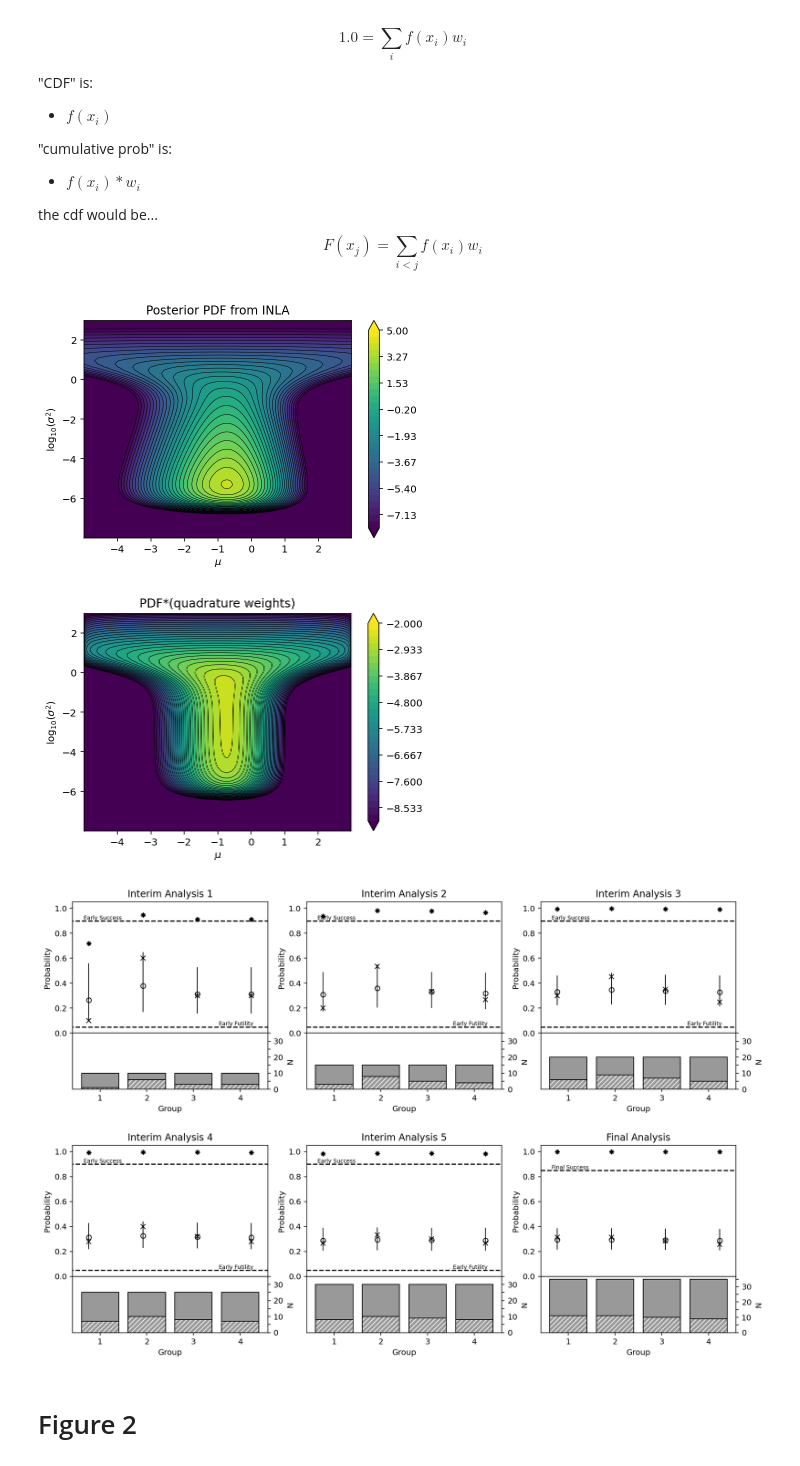
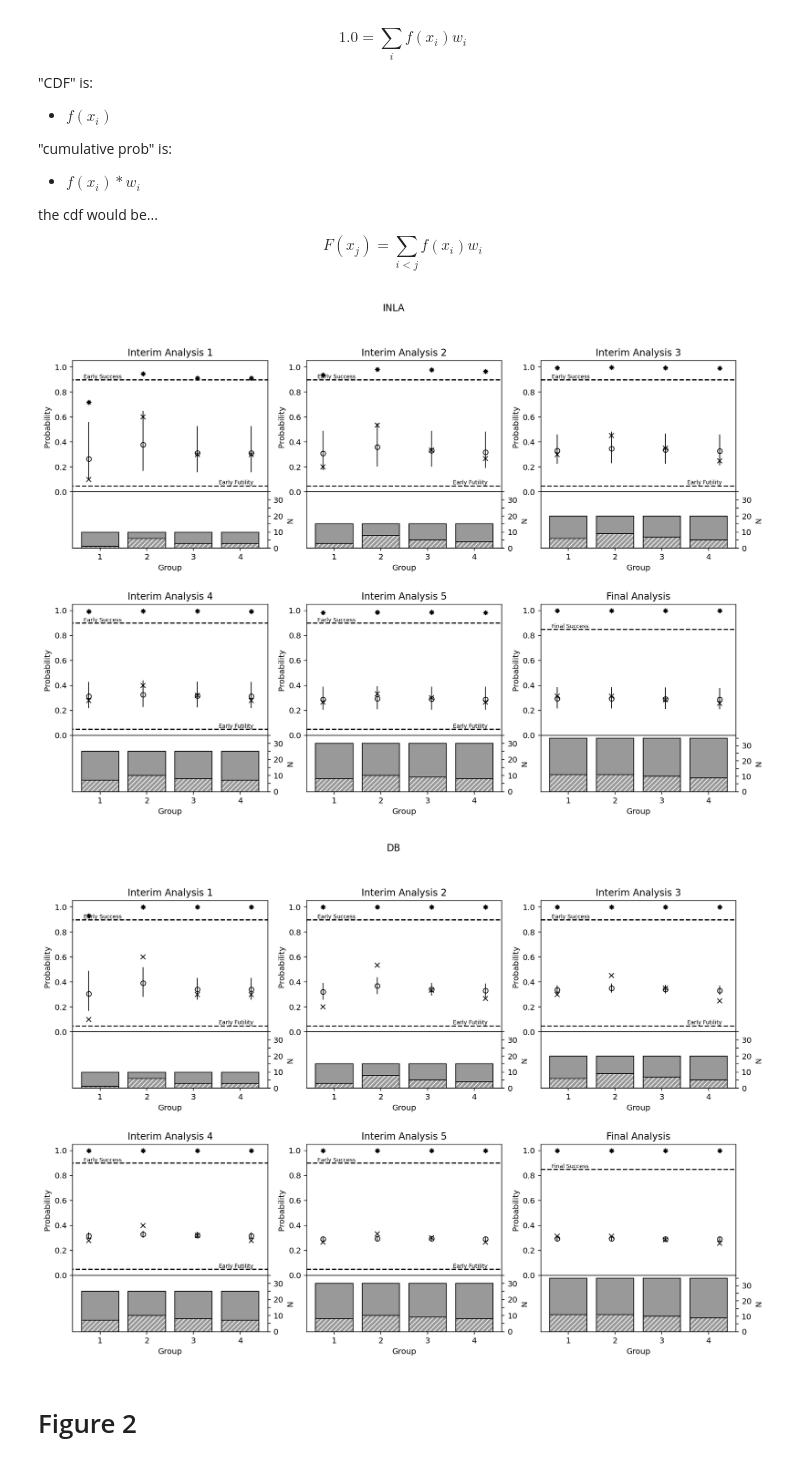
Before and after one commit to Confirm-Solutions/imprint, a Jupyter notebook: inla_explore/berry_dirty.ipynb, the cells around one changed output. Saved outputs shown, nothing was run; the diff lists cells and outputs as text; code cells hidden in the pictures.

Commit message:
Comparing INLA and DB.

```diff
--- a/inla_explore/berry_dirty.ipynb
+++ b/inla_explore/berry_dirty.ipynb
@@ -198,31 +155,0 @@ P(\theta|\sigma^2) \approx N(\mu_0, \)
-# %%
-mu_sig_sq = mu_rule[0][:, None] * sigma2_rule[0][None, :]
-sigma_sq = np.tile(sigma2_rule[0][None, :], (mu_sig_sq.shape[0], 1))
-mu_posterior = np.empty((N, *sigma_sq.shape, d))
-sigma_posterior = np.empty((N, *sigma_sq.shape, d))
-density_sigma_given_y = np.empty((N, *sigma_sq.shape, d))
-for k in range(N):
-    for i in range(mu_rule[0].shape[0]):
-        for j in range(sigma2_rule[0].shape[0]):
-            mu = mu_rule[0][i]
-            sig2 = sigma2_rule[0][j]
-            (
-                mu_posterior[k, i, j],
-                sigma_posterior[k, i, j],
-            ) = dirty_bayes.calc_posterior_x(
-                np.array([sig2]),
-                np.array([mu * sig2]),
-                sample_I[k],
-                thetahat[k],
-                mu_0[k],
-                d,
-            )
-            density_sigma_given_y[k, i, j] = scipy.stats.multivariate_normal.pdf(
-                thetahat[k],
-                mu_0[k],
-                (
-                    np.diag(sample_I[k] ** -1)
-                    + np.diag(np.repeat(sigma_sq[i, j], d))
-                    + mu_sig_sq[i, j],
-                ),
-            )
@@ -305,3 +270,3 @@ model.log_prior()
 # %%
-
 post_theta, report = inla.calc_posterior_theta(model, data, (mu_rule, sigma2_rule))
+mu_inla, sigma_inla = inla.calc_posterior_x(post_theta, report)
@@ -332,3 +273,5 @@ def plot_field(logpost_theta_data, field, levels=None, label=None):
+# %%
+mu_db, sigma_db = calc_dirty_bayes(y_i, n_i)
 # %% [markdown]
 $$1.0 = \sum_i f(x_i) w_i$$
 
@@ -340,30 +283,8 @@ $$1.0 = \sum_i f(x_i) w_i$$
 
 the cdf would be...
 $$ F(x_j) = \sum_{i < j} f(x_i) w_i$$
-# %%
-levels = np.linspace(-8, 5, 31)
-field = np.log10(post_theta[0]).reshape(report['theta_grid'].shape[:2])
-field[np.isnan(field) | np.isinf(field)] = -20
-plt.title(f"Posterior PDF from INLA")
-plot_field(report, field, levels=levels, label="$\log_{10}$ (density)")
-# %% [output]
-[figure, removed]
-# %%
-cell_volume = mu_rule[1][:, None] * sigma2_rule[1][None, :]
-cell_volume = scipy.ndimage.gaussian_filter(cell_volume, 1.0)
-levels = np.linspace(-9, -2, 31)
-
-field = np.log10(post_theta[0] * cell_volume).reshape(report['theta_grid'].shape[:2])
-field[np.isnan(field) | np.isinf(field)] = -20
-plt.title(f"PDF*(quadrature weights)")
-plot_field(report, field, levels=levels, label="$\log_{10}$ (density)")
-plt.show()
-# %% [output]
-[figure, removed]
 # %%
-def figure1_plot(data, post_theta, report):
-    mu_post, sigma_post = inla.calc_posterior_x(post_theta, report)
-
+def figure1_plot(title, data, mu_post, sigma_post):
     # expit(mu_post) is the posterior estimate of the mean probability.
     p_post = scipy.special.expit(mu_post)
 
@@ -385,6 +306,7 @@ def figure1_plot(data, post_theta, report):
 
 
     fig = plt.figure(figsize=(15, 10))
+    plt.suptitle(title)
     outergs = fig.add_gridspec(2, 3, hspace=0.3)
     for i in range(data.shape[0]):
 
@@ -446,10 +368,12 @@ def figure1_plot(data, post_theta, report):
         plt.ylabel("N")
 
     plt.show()
-# %%
-figure1_plot(data, post_theta, report)
-# %% [output]
-[figure, removed]
+# %%
+figure1_plot('INLA', data, mu_inla, sigma_inla)
+figure1_plot('DB', data, mu_db, sigma_db)
+# %% [output]
+[figure, added]
+[figure, added]
 # %% [markdown]
 # Figure 2
 # %%
```
Also changed, not shown: parts of 27 cells of this notebook.
